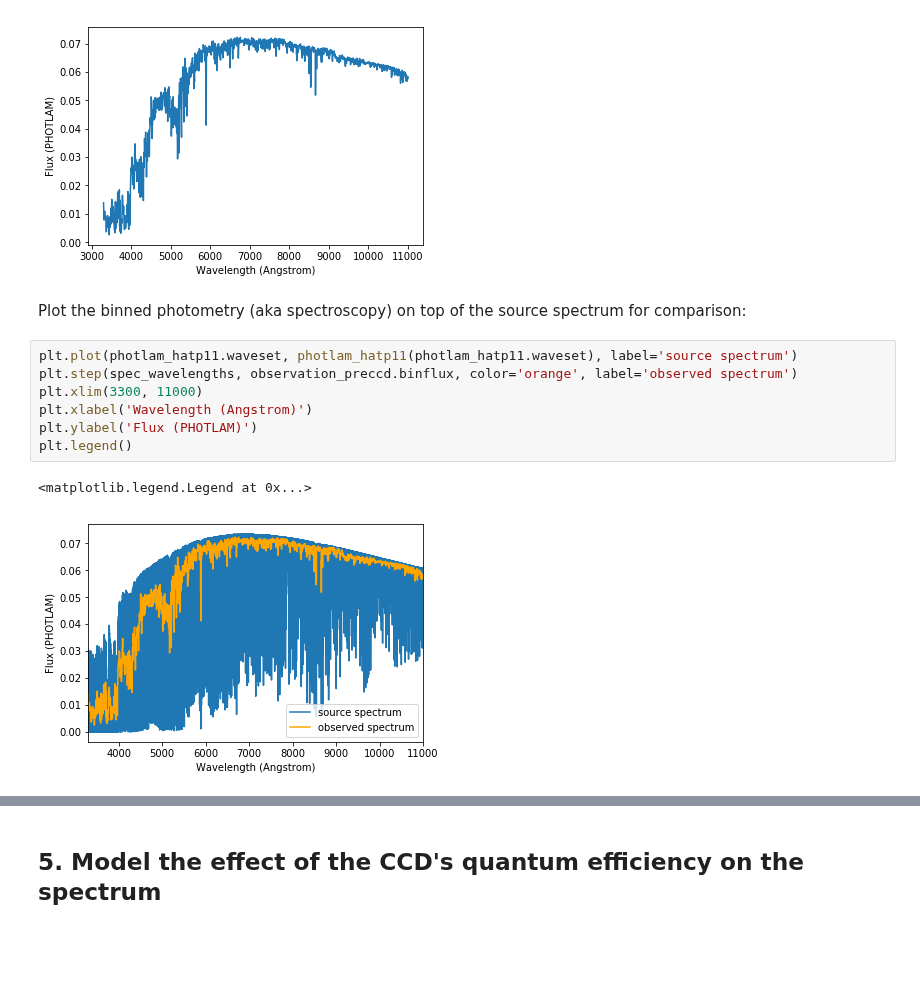
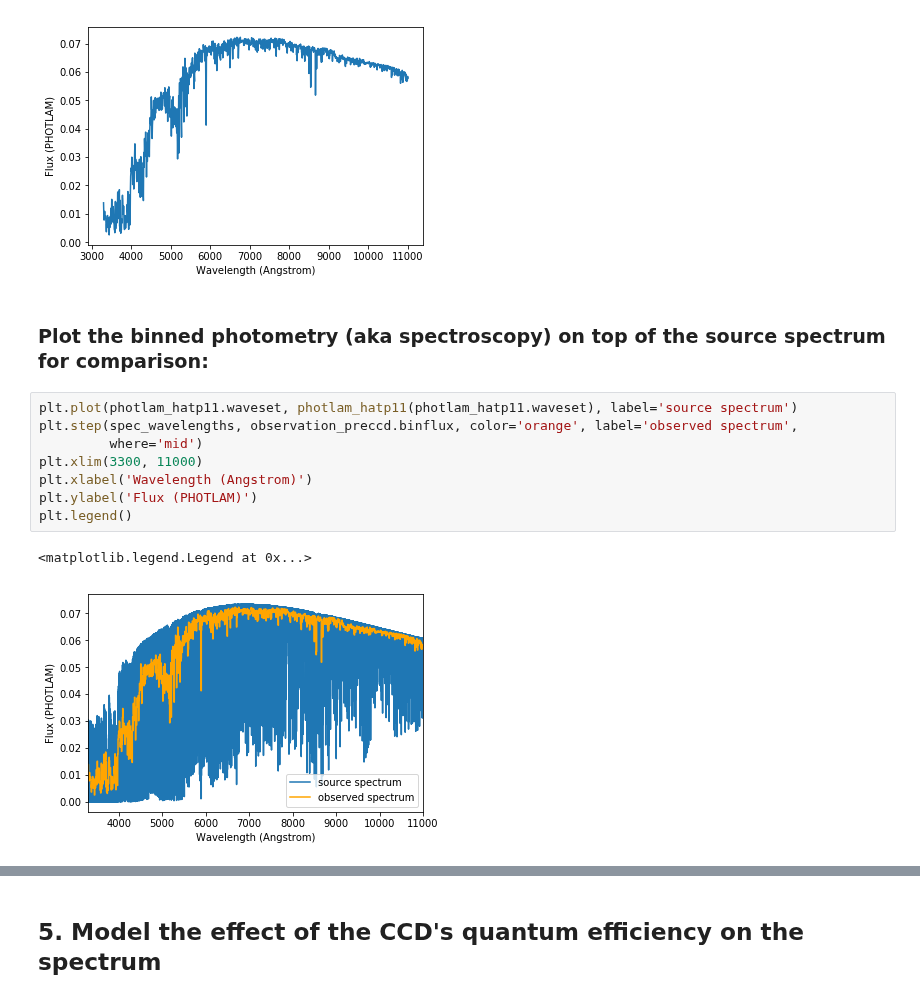
Before and after one commit to tcjansen/GSoC, a Jupyter notebook: synspec_examples.ipynb, the cells around one changed output, grey strips where cells are left out. Drawn from its saved outputs; the diff is of its cells as text; blank space fills up the shorter version.

```diff
--- a/synspec_examples.ipynb
+++ b/synspec_examples.ipynb
@@ -147,14 +147,15 @@ observation_preccd.plot()
 # %% [output]
 [figure]
 # %% [markdown]
-Plot the binned photometry (aka spectroscopy) on top of the source spectrum for comparison:
+### Plot the binned photometry (aka spectroscopy) on top of the source spectrum for comparison:
 # %%
 plt.plot(photlam_hatp11.waveset, photlam_hatp11(photlam_hatp11.waveset), label='source spectrum')
-plt.step(spec_wavelengths, observation_preccd.binflux, color='orange', label='observed spectrum')
+plt.step(spec_wavelengths, observation_preccd.binflux, color='orange', label='observed spectrum',
+         where='mid')
 plt.xlim(3300, 11000)
 plt.xlabel('Wavelength (Angstrom)')
 plt.ylabel('Flux (PHOTLAM)')
 plt.legend()
 # %% [output]
 <matplotlib.legend.Legend at 0x...>
-[figure, old version]
+[figure, new version]
```
Also changed, not shown: parts of 4 cells of this notebook.
